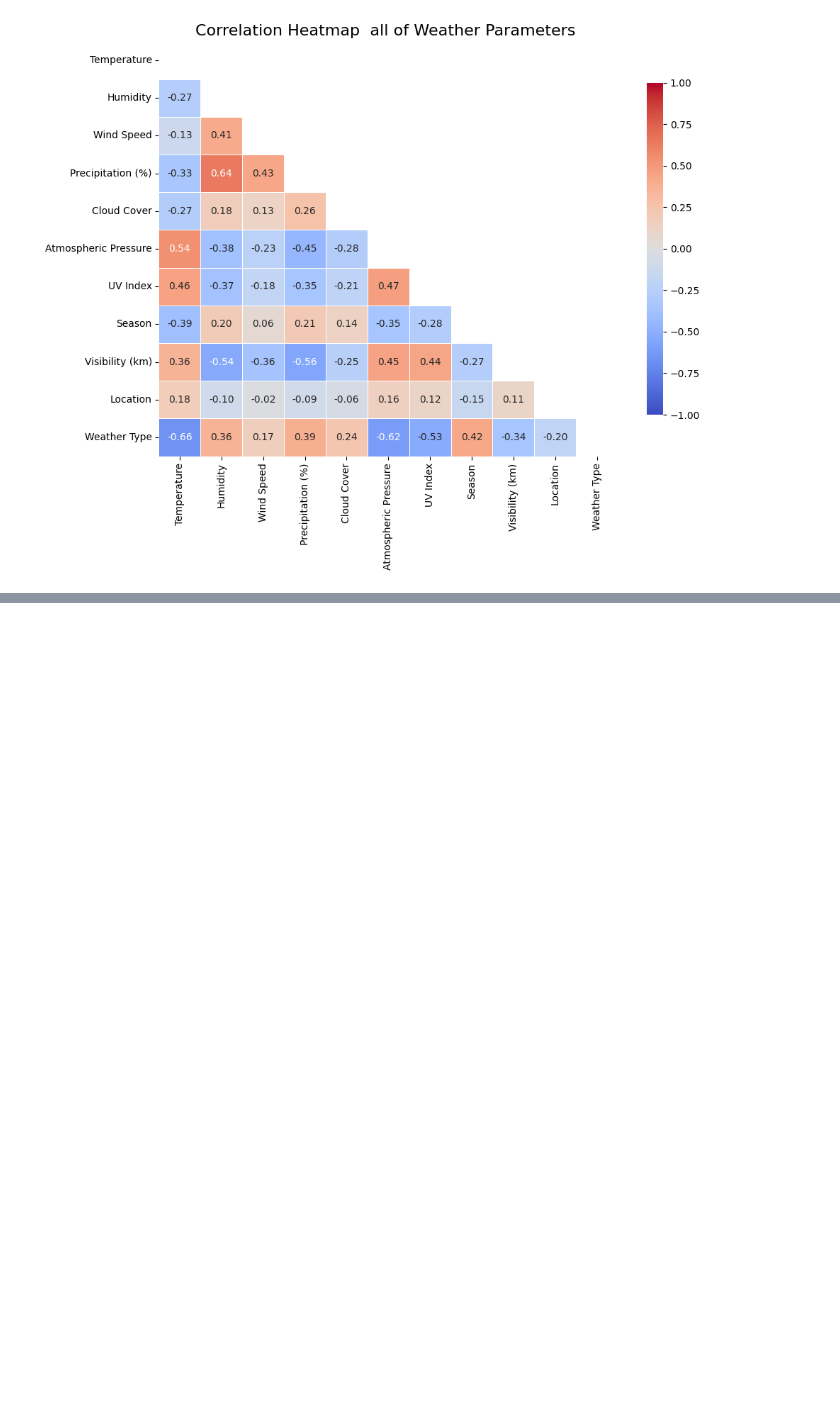
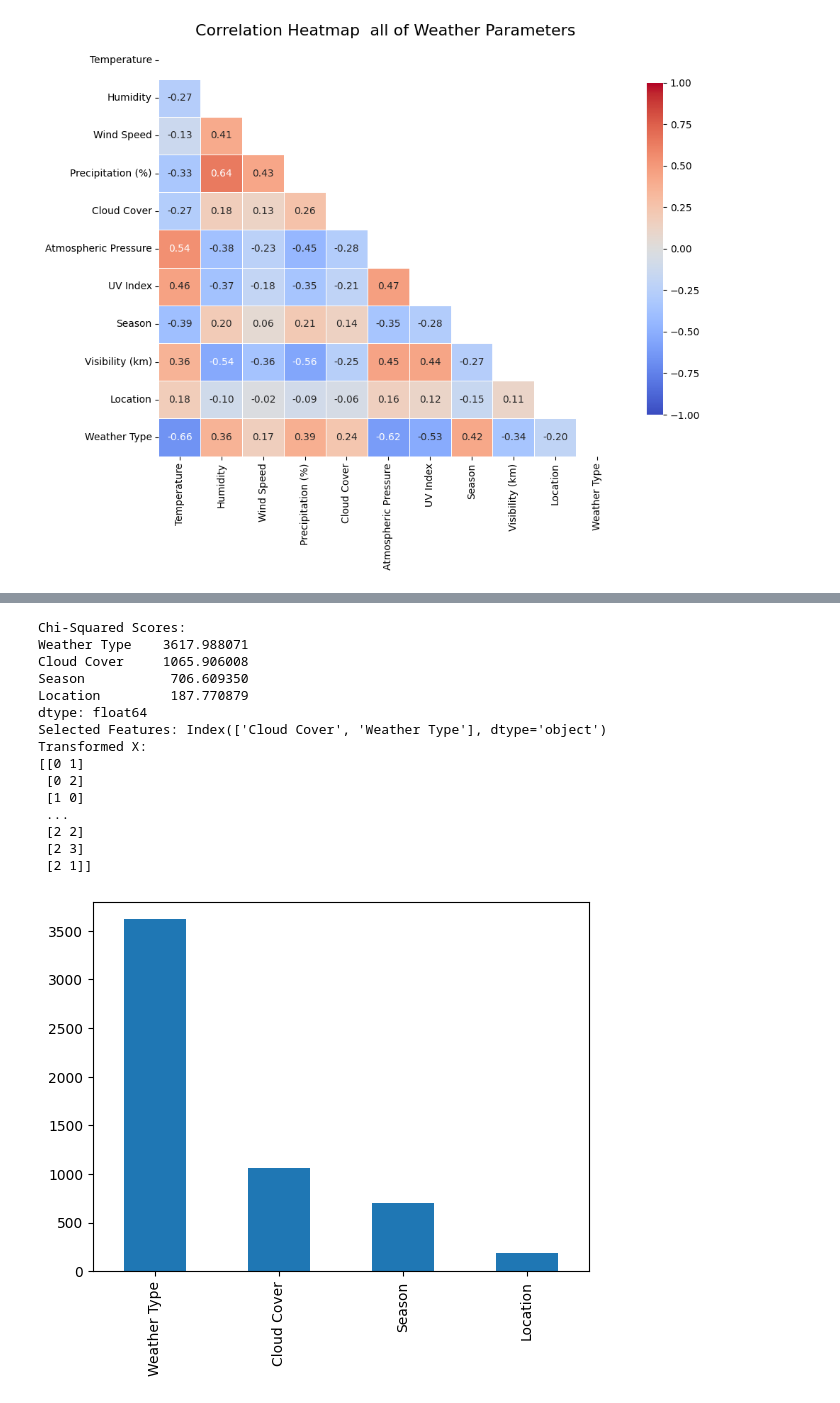
Before and after one commit to Farazmghm/Business-Machine-Learning-and-EDA, a Jupyter notebook: weather_prediction.ipynb, the cells around one changed output, grey strips where cells are left out. Cells and saved outputs as stored; diff of their text form; code cells hidden in the pictures; blank space fills up the shorter version.

```diff
--- a/weather_prediction.ipynb
+++ b/weather_prediction.ipynb
@@ -649,0 +714,57 @@ plt.show()
+# %%
+from sklearn.feature_selection import chi2,SelectKBest
+from sklearn.preprocessing import LabelEncoder
+label=LabelEncoder()
+
+
+df['Cloud Cover']=label.fit_transform(df['Cloud Cover'])
+df['Season']=label.fit_transform(df['Season'])
+df['Location']=label.fit_transform(df['Location'])
+df['Weather Type']=label.fit_transform(df['Weather Type'])
+
+X = df[['Cloud Cover', 'Season', 'Location', 'Weather Type']]
+y = df['Precipitation (%)']
+
+# Perform Chi-Squared test
+chi_values, p_values = chi2(X.fillna(0), y)
+
+# Create a Series with chi-squared statistics and sort by value
+chi_scores = pd.Series(chi_values, index=X.columns)
+chi_scores.sort_values(ascending=False, inplace=True)
+
+print("Chi-Squared Scores:")
+print(chi_scores)
+
+# Plot the chi-squared scores
+chi_scores.plot(kind='bar')
+
+# Select the top 2 features using SelectKBest
+best_features = SelectKBest(chi2, k=2)
+best_features.fit(X.fillna(0), y)
+
+# Get selected feature names
+selected_features = X.columns[best_features.get_support()]
+print("Selected Features:", selected_features)
+
+# Transform X to keep only the selected features
+X_selected = best_features.transform(X.fillna(0))
+
+print("Transformed X:")
+print(X_selected)
+# %% [output]
+Chi-Squared Scores:
+Weather Type    3617.988071
+Cloud Cover     1065.906008
+Season           706.609350
+Location         187.770879
+dtype: float64
+Selected Features: Index(['Cloud Cover', 'Weather Type'], dtype='object')
+Transformed X:
+[[0 1]
+ [0 2]
+ [1 0]
+ ...
+ [2 2]
+ [2 3]
+ [2 1]]
+[figure, added]
```
Also changed, not shown: parts of 6 cells of this notebook.
